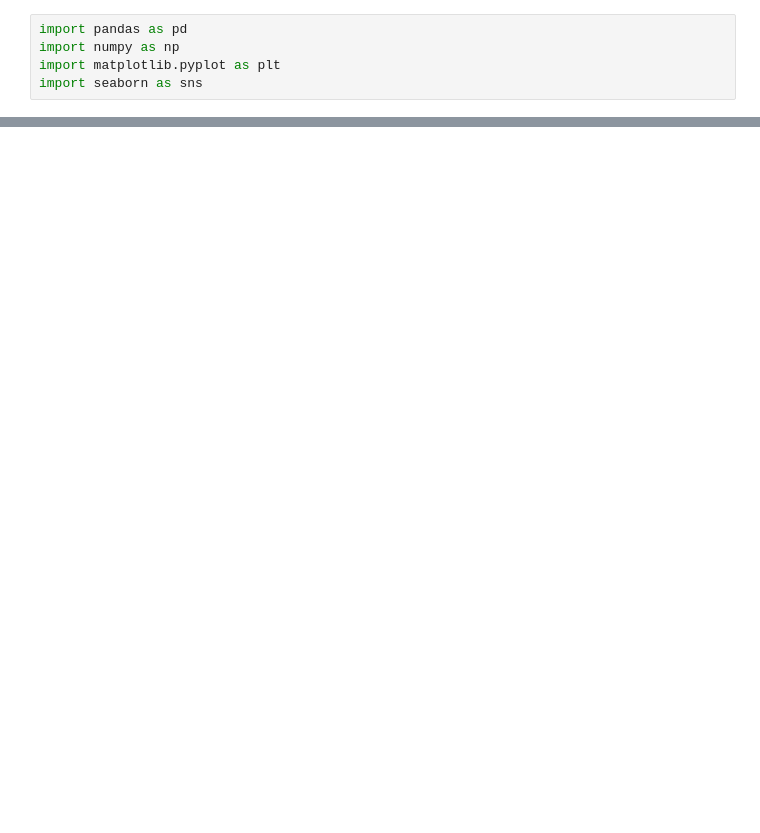
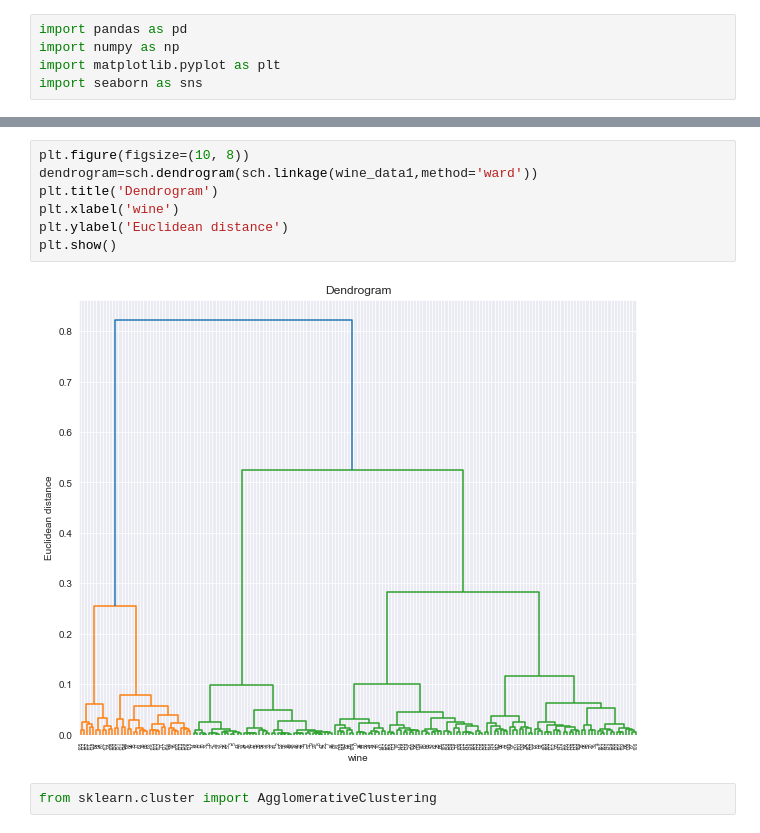
Before and after one commit to Sreejithjayachandran1995/Data_science, a Jupyter notebook: Sreejith Jayachandran.ipynb, the cells around one changed output, grey strips where cells are left out. Cells and saved outputs as stored; diff of their text form; blank space fills up the shorter version.

```diff
--- a/Sreejith Jayachandran.ipynb
+++ b/Sreejith Jayachandran.ipynb
@@ -290,0 +125,11 @@ The f1 value is:  0.9658994032395567
+# %%
+plt.figure(figsize=(10, 8))
+dendrogram=sch.dendrogram(sch.linkage(wine_data1,method='ward'))
+plt.title('Dendrogram')
+plt.xlabel('wine')
+plt.ylabel('Euclidean distance')
+plt.show()
+# %% [output]
+[figure, added]
+# %%
+from sklearn.cluster import AgglomerativeClustering
```
Also changed, not shown: parts of 81 cells of this notebook.
